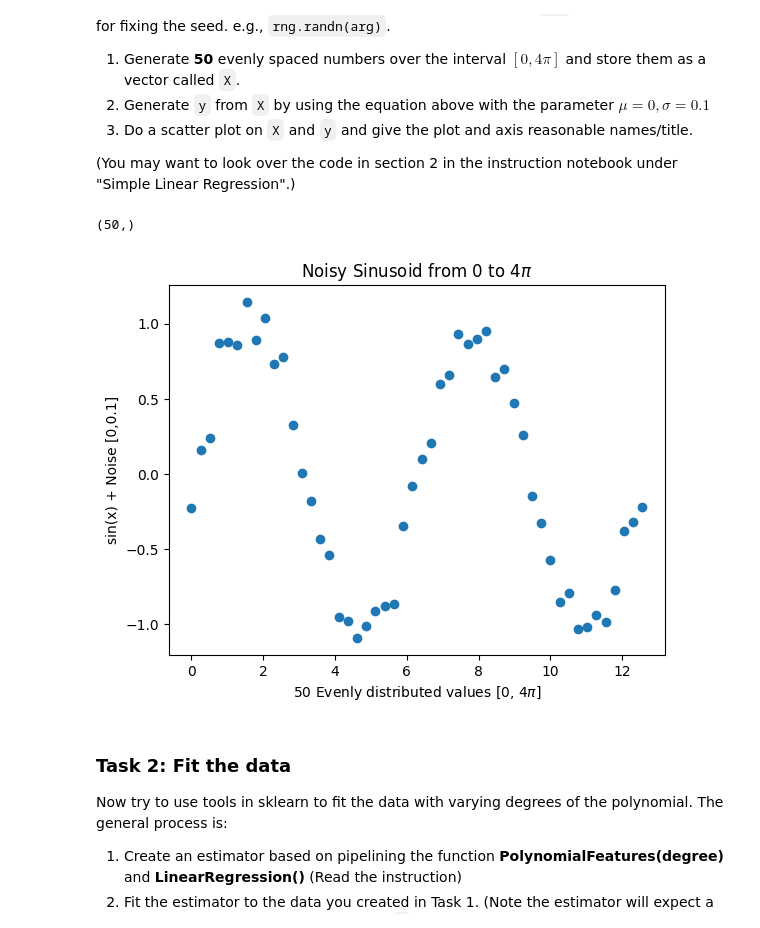
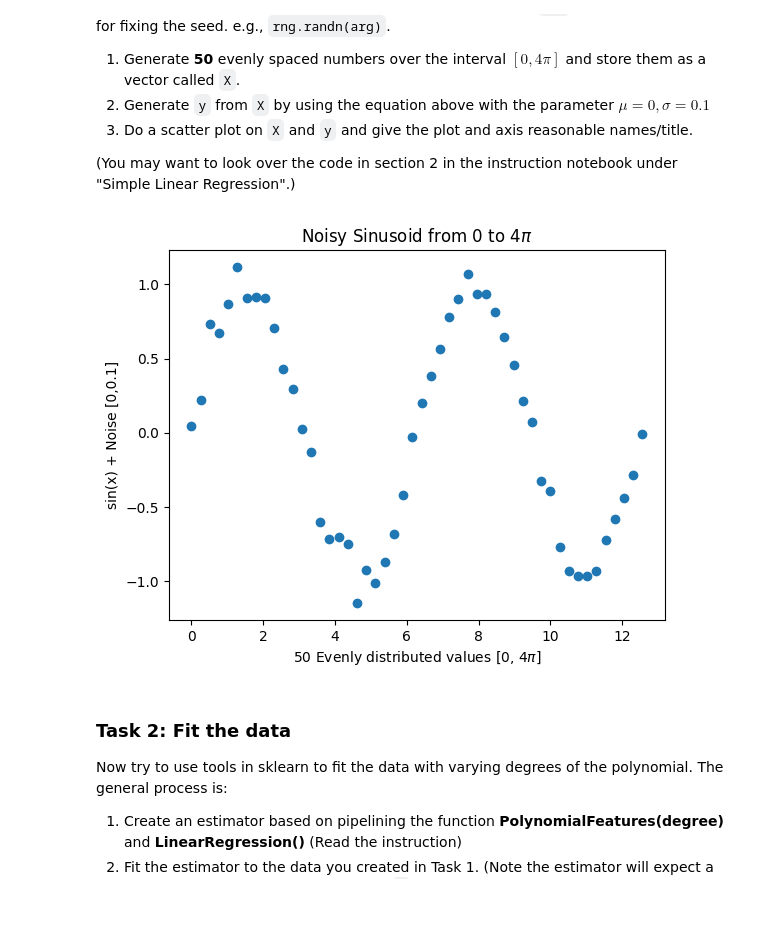
Before and after one commit to alex42p/ECE473-hw3, a Jupyter notebook: Assignment_03_Exercise.ipynb, the cells around one changed output. Drawn from its saved outputs; the diff is of its cells as text; code cells hidden in the pictures.

```diff
--- a/Assignment_03_Exercise.ipynb
+++ b/Assignment_03_Exercise.ipynb
@@ -27,29 +27,28 @@ $y = \sin (x) + \epsilon $  where $\epsilon \sim \text{NormalDistribution}(\mu,\
 
 (You may want to look over the code in section 2 in the instruction notebook under "Simple Linear Regression".)
 # %%
-import numpy as np
-import matplotlib.pyplot as plt
+import numpy as np #type: ignore
+import matplotlib.pyplot as plt #type: ignore
 %matplotlib inline
 
 rng = np.random.RandomState(5) # use this if you need to generate a random sample
 
 ####################         YOUR CODE         ####################
 num_samples = 50
 X = np.linspace(0, (4 * np.pi), num_samples)
 sigma = 0.1
-y = np.sin(X) + sigma*np.random.randn(num_samples)
+y = np.sin(X) + sigma*rng.randn(num_samples)
 
 fig, ax = plt.subplots()
 ax.scatter(X, y)
 ax.set_xlabel("50 Evenly distributed values [0, 4$\pi$]")
 ax.set_ylabel("sin(x) + Noise [0,0.1]")
 ax.set_title("Noisy Sinusoid from 0 to 4$\pi$")
 ####################         END CODE          ####################
 
 plt.show()
 # %% [output]
-(50,)
-[figure, old version]
+[figure, new version]
 # %% [markdown]
 ### Task 2: Fit the data
 Now try to use tools in sklearn to fit the data with varying degrees of the polynomial. The general process is:
```
Also changed, not shown: parts of 1 cell of this notebook, 1 other file.
